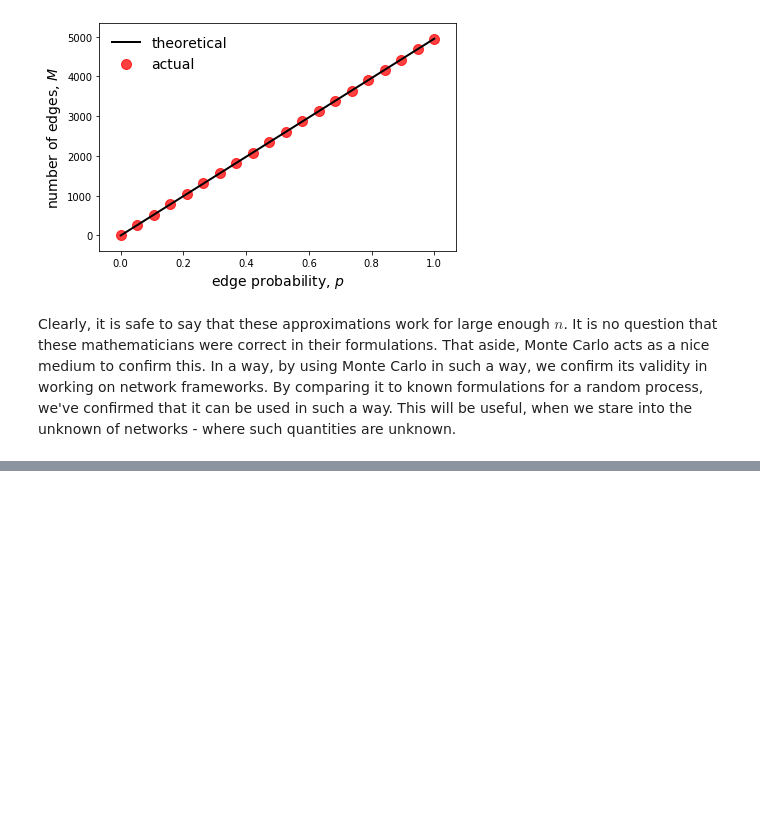
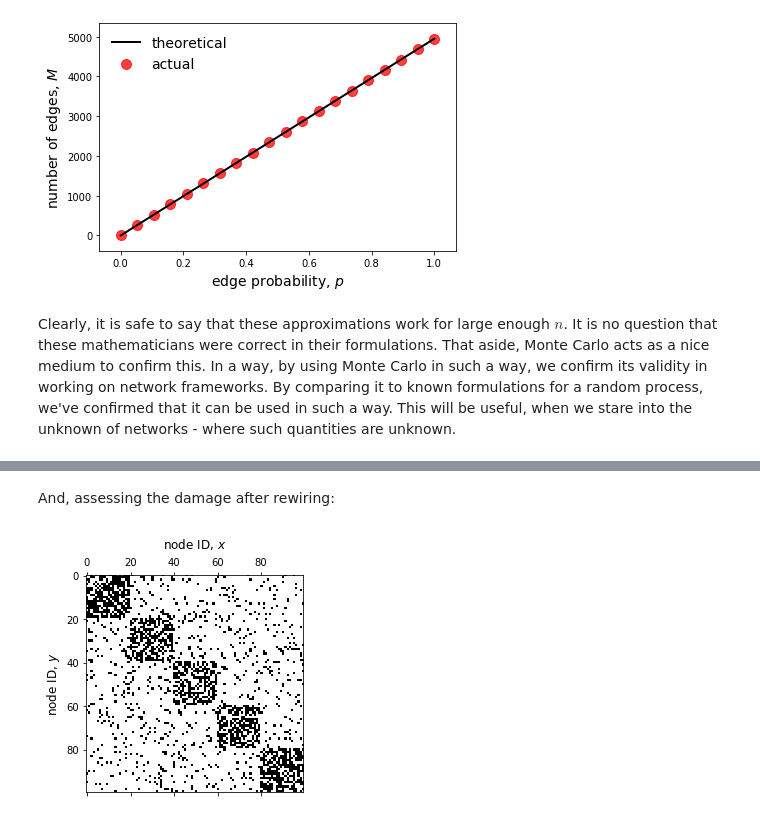
Before and after one commit to ubsuny/MC_RandomNetworks-RaspiZero, a Jupyter notebook: monte_carlo_simulations.ipynb, the cells around one changed output, grey strips where cells are left out. Saved outputs shown, nothing was run; the diff lists cells and outputs as text; code cells hidden in the pictures; blank space fills up the shorter version.

```diff
--- a/monte_carlo_simulations.ipynb
+++ b/monte_carlo_simulations.ipynb
@@ -131,0 +183,6 @@ Clearly, it is safe to say that these approximations work for large enough $n$.
+# %% [markdown]
+And, assessing the damage after rewiring:
+# %%
+fig, ax = G.plot_graph()
+# %% [output]
+[figure, added]
```
Also changed, not shown: parts of 19 cells of this notebook, 2 other files.
